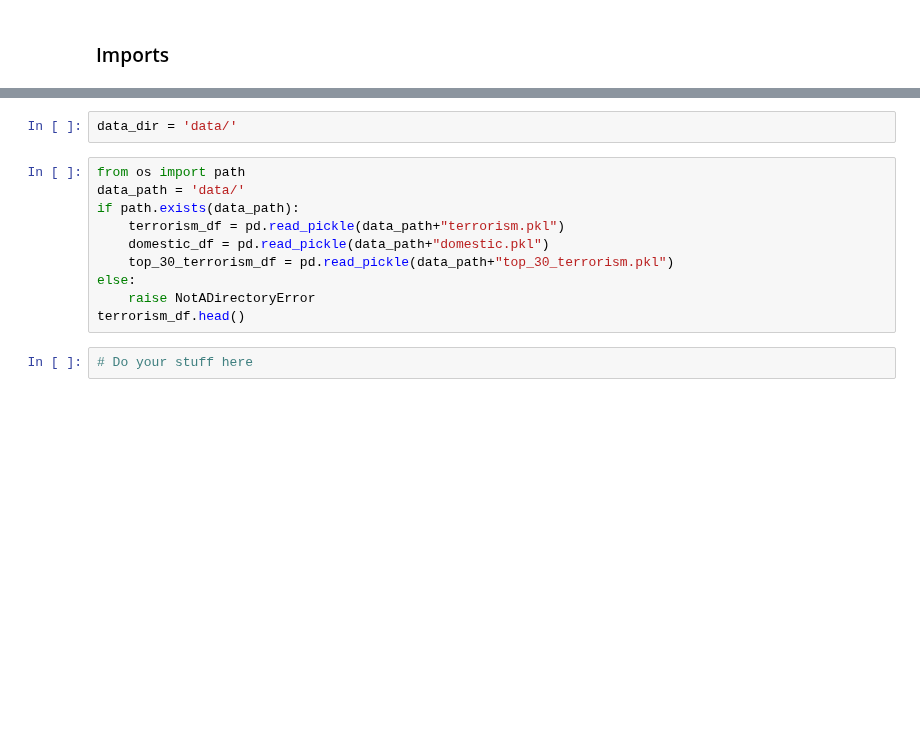
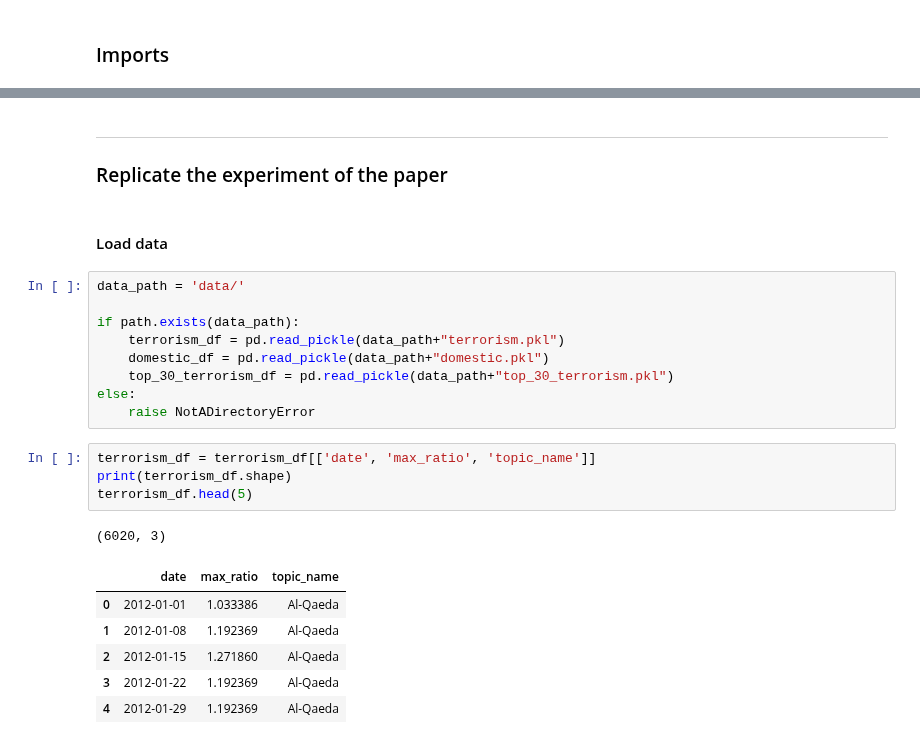
Before and after one commit to epfl-ada/ada-2020-project-milestone-p3-p3_pada1, a Jupyter notebook: chilling_effect_trend.ipynb, the cells around one changed output, grey strips where cells are left out. Cells and saved outputs as stored; diff of their text form; blank space fills up the shorter version.

```diff
--- a/chilling_effect_trend.ipynb
+++ b/chilling_effect_trend.ipynb
@@ -22,14 +35,26 @@ import numpy as np
-# %%
-data_dir = 'data/'
+# %% [markdown]
+---
+### Replicate the experiment of the paper
+# %% [markdown]
+#### Load data
 # %%
-from os import path
 data_path = 'data/'
+
 if path.exists(data_path):
     terrorism_df = pd.read_pickle(data_path+"terrorism.pkl")
     domestic_df = pd.read_pickle(data_path+"domestic.pkl")
     top_30_terrorism_df = pd.read_pickle(data_path+"top_30_terrorism.pkl")
 else:
     raise NotADirectoryError
-terrorism_df.head()
-# %%
-# Do your stuff here
+# %%
+terrorism_df = terrorism_df[['date', 'max_ratio', 'topic_name']]
+print(terrorism_df.shape)
+terrorism_df.head(5)
+# %% [output]
+(6020, 3)
+|  | date | max_ratio | topic_name |
+| 0 | 2012-01-01 | 1.033386 | Al-Qaeda |
+| 1 | 2012-01-08 | 1.192369 | Al-Qaeda |
+| 2 | 2012-01-15 | 1.271860 | Al-Qaeda |
+| 3 | 2012-01-22 | 1.192369 | Al-Qaeda |
+| 4 | 2012-01-29 | 1.192369 | Al-Qaeda |
```
Also changed, not shown: parts of 15 cells of this notebook.
